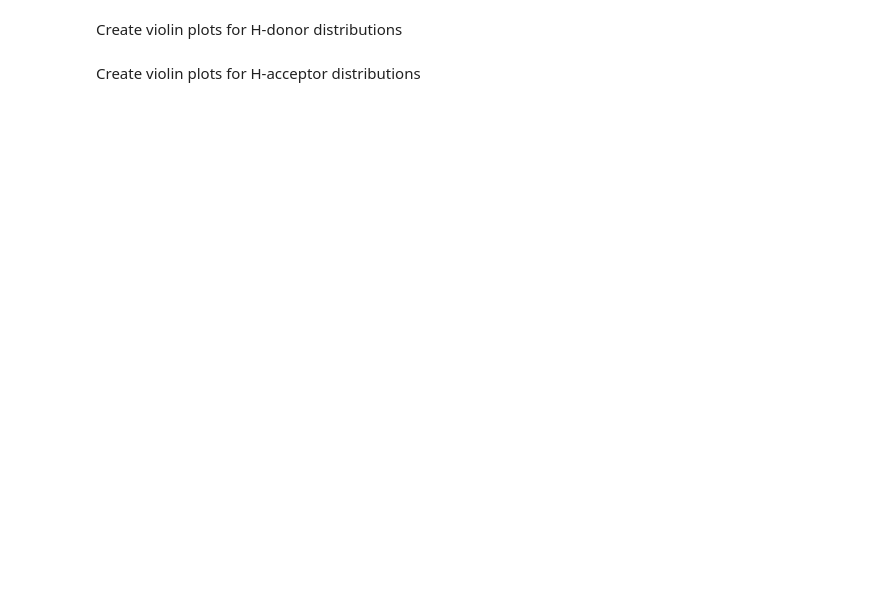
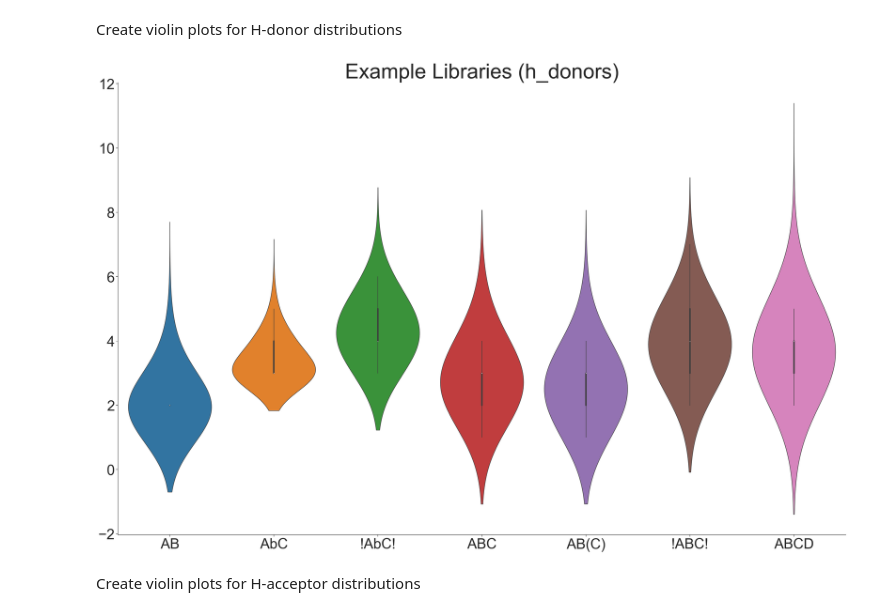
Before and after one commit to wkweigel/DELTA, a Jupyter notebook: Properties_Analysis.ipynb, the cells around one changed output. Cells and saved outputs as stored; diff of their text form; code cells hidden in the pictures; blank space fills up the shorter version.

```diff
--- a/Properties_Analysis.ipynb
+++ b/Properties_Analysis.ipynb
@@ -216,21 +112,23 @@ Create violin plots for H-donor distributions
 # %%
 property='h_donors'
 
-plot_df=assemble_plot_df(property)
+plot_df=MolProps.CompoundProperties.assemble_plot_df(property)
 
 #Comment this line on if you are importing from a csv with pre-calculated values
 #prop_df=Property_Dataframe(property)
 
 ax = sns.violinplot(data=plot_df, scale='count', palette=sns.color_palette('tab10'), inner='box', bw=1)
 
 sns.set(rc={'figure.figsize':(40, 25)})
 sns.set_context("paper", rc={"font.size":8,"axes.titlesize":8,"axes.labelsize":5})
 sns.set(font_scale=4)
 plt.title( str(dataset+' ('+property+')'), size =64 )
 
 sns.set_style('ticks')
 sns.despine()
 plt.savefig(str(dataset+'_'+property+'.svg'), bbox_inches='tight')
+# %% [output]
+[figure, added]
 # %% [markdown]
 Create violin plots for H-acceptor distributions
 # %%
```
Also changed, not shown: parts of 15 cells of this notebook, 1 other file.
